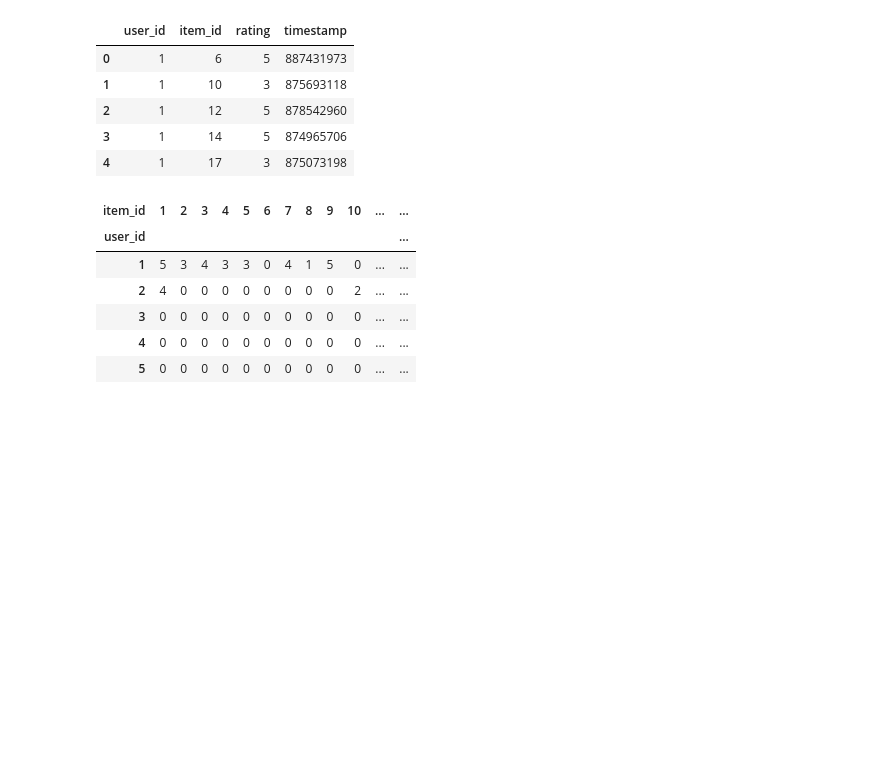
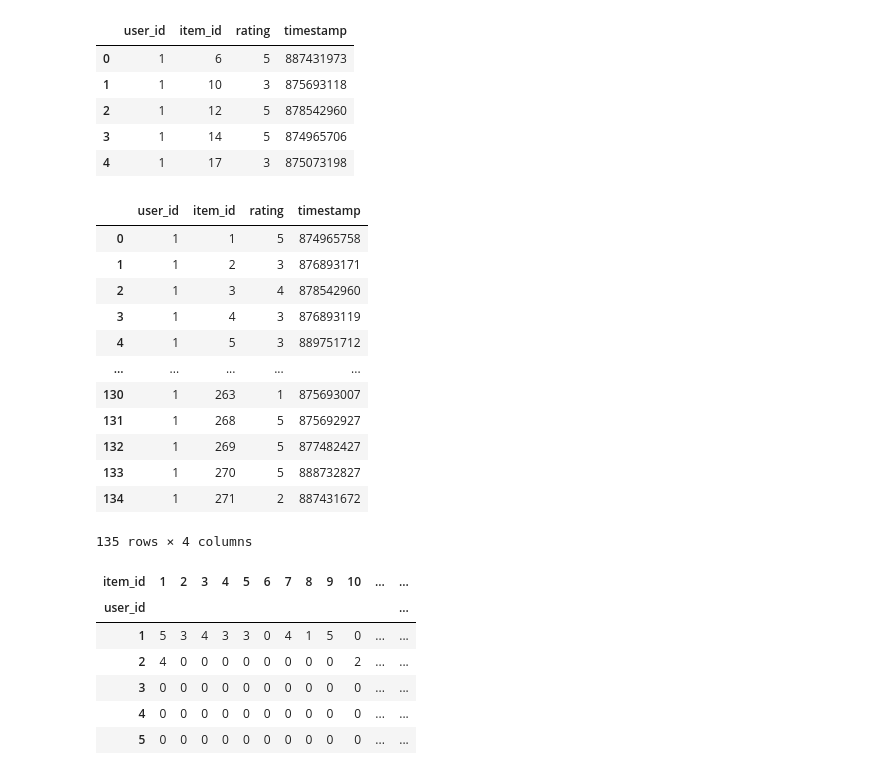
Before and after one commit to sebzhao/proxy-objective-recsys, a Jupyter notebook: movielens.ipynb, the cells around one changed output. Drawn from its saved outputs; the diff is of its cells as text; code cells hidden in the pictures; blank space fills up the shorter version.

```diff
--- a/movielens.ipynb
+++ b/movielens.ipynb
@@ -33,6 +33,22 @@ test_data.head()
 | 2 | 1 | 12 | 5 | 878542960 |
 | 3 | 1 | 14 | 5 | 874965706 |
 | 4 | 1 | 17 | 3 | 875073198 |
+# %%
+training_data[training_data['user_id'] == 1]
+# %% [output]
+|  | user_id | item_id | rating | timestamp |
+| 0 | 1 | 1 | 5 | 874965758 |
+| 1 | 1 | 2 | 3 | 876893171 |
+| 2 | 1 | 3 | 4 | 878542960 |
+| 3 | 1 | 4 | 3 | 876893119 |
+| 4 | 1 | 5 | 3 | 889751712 |
+| ... | ... | ... | ... | ... |
+| 130 | 1 | 263 | 1 | 875693007 |
+| 131 | 1 | 268 | 5 | 875692927 |
+| 132 | 1 | 269 | 5 | 877482427 |
+| 133 | 1 | 270 | 5 | 888732827 |
+| 134 | 1 | 271 | 2 | 887431672 |
+135 rows × 4 columns
 # %%
 rating_matrix = pd.pivot_table(training_data, values='rating', index='user_id', columns='item_id', fill_value=0)
 rating_matrix.head()
```
Also changed, not shown: parts of 13 cells of this notebook.
